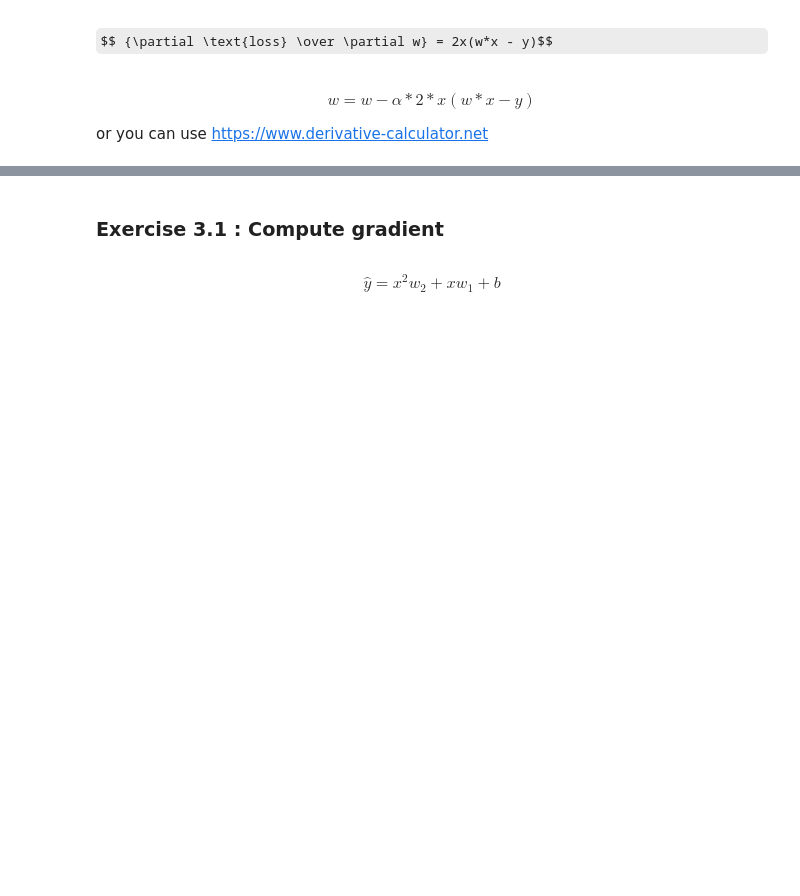
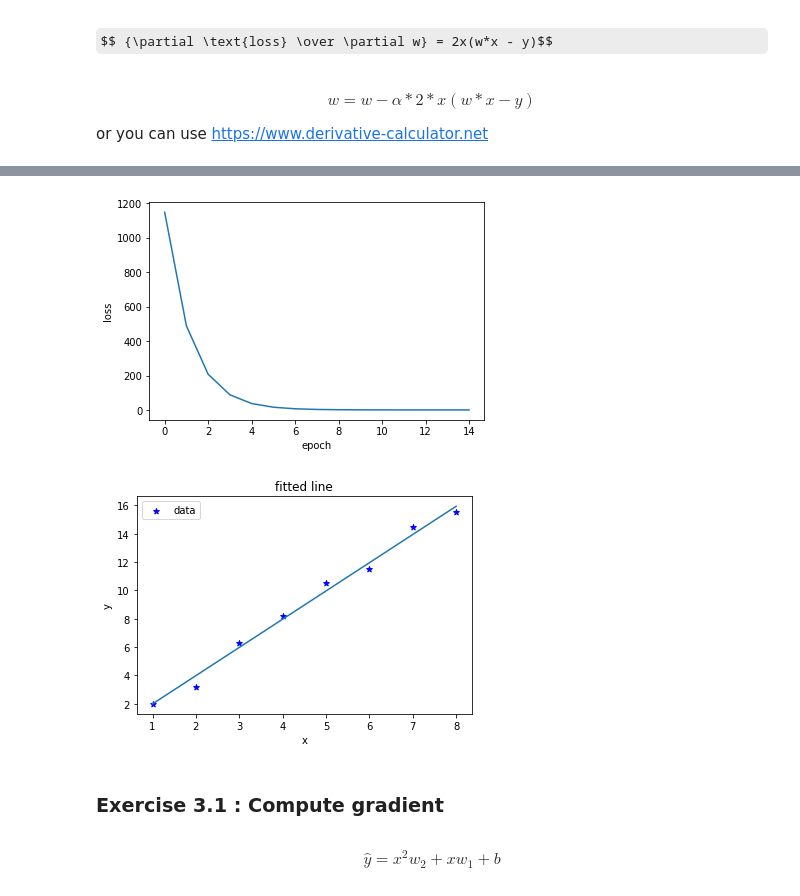
Before and after one commit to junji64/Deep-Learning-using-Pytorch-, a Jupyter notebook: 03. Gradient Descent.ipynb, the cells around one changed output, grey strips where cells are left out. Saved outputs shown, nothing was run; the diff lists cells and outputs as text; code cells hidden in the pictures; some formulas as TeX source; blank space fills up the shorter version.

```diff
--- a/03. Gradient Descent.ipynb
+++ b/03. Gradient Descent.ipynb
@@ -69,6 +69,8 @@ import matplotlib.pyplot as plt
 
 x_data = [1,  2,  3,  4,   5,   6,   7,   8]
 y_data = [2,3.2,6.3,8.2,10.5,11.5,14.5,15.5]
+
+x_arr = np.array(x_data)
 
 w = 5.0  # a random guess (i.e. random value)
 
@@ -84,14 +86,31 @@ def loss(x, y):
 def gradient(x, y):
     return 2 * x * (x * w - y)
 
+losses = []
+
 for epoch in range(50):
+    l = 0
     for x, y in zip(x_data, y_data):
         grad = gradient(x, y)
         w = w - 0.001 * grad
         # print('\t grad:', x, y, round(grad, 6))
-        l = loss(x, y)
+        l += loss(x, y)
+    losses.append(l)
     if (epoch%10 == 0) :
         print("progress:", epoch, "w =", round(w,4), "loss =", round(l,6))
 
 print("predict (after training)", "4 hours", forward(4))
+
+plt.plot(range(15),losses[:15])
+plt.xlabel('epoch')
+plt.ylabel('loss')
+plt.show()
+
+plt.scatter(x_data, y_data, label="data", color="b", marker="*")
+plt.plot(x_arr, w*x_arr)
+plt.xlabel('x')
+plt.ylabel('y')
+plt.title('fitted line')
+plt.legend()
+plt.show()
 # %% [output]
@@ -103,4 +122,6 @@ progress: 40 w = 1.9921 loss = 0.190542
 predict (after training) 4 hours 7.968255510683977
+[figure, added]
+[figure, added]
 # %% [markdown]
 ### Exercise 3.1 : Compute gradient
 # %% [markdown]
```
Also changed, not shown: parts of 1 cell of this notebook, 2 other files.
